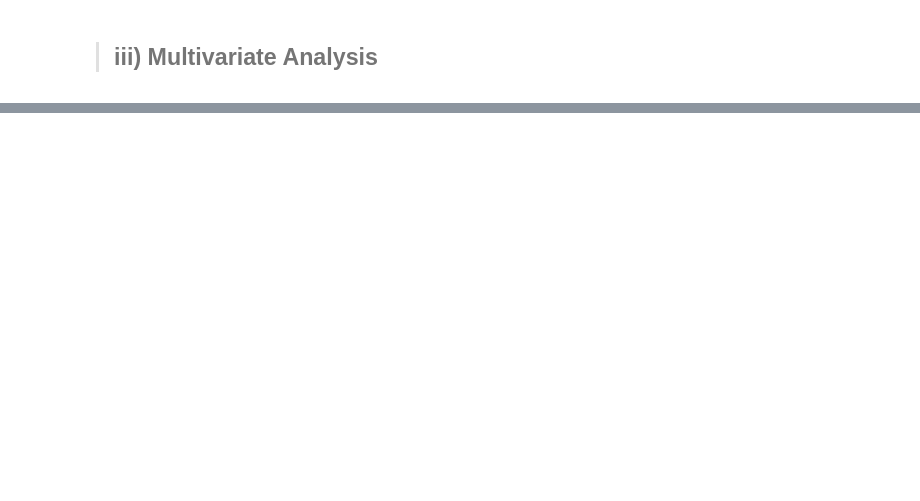
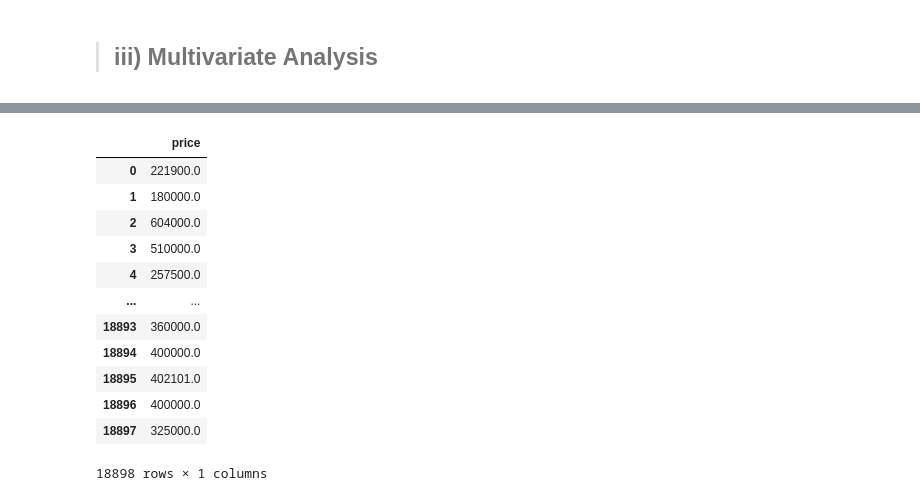
Before and after one commit to Collokd/Core_Week_7_Independent_Project, a Jupyter notebook: Week_7_Independent_Project_Collins_Kemboi.ipynb, the cells around one changed output, grey strips where cells are left out. Cells and saved outputs as stored; diff of their text form; code cells hidden in the pictures; blank space fills up the shorter version.

```diff
--- a/Week_7_Independent_Project_Collins_Kemboi.ipynb
+++ b/Week_7_Independent_Project_Collins_Kemboi.ipynb
@@ -871,0 +507,16 @@ The above are the ideal parameters which we need to use to get a higher accuracy
+# %%
+price_label
+# %% [output]
+|  | price |
+| 0 | 221900.0 |
+| 1 | 180000.0 |
+| 2 | 604000.0 |
+| 3 | 510000.0 |
+| 4 | 257500.0 |
+| ... | ... |
+| 18893 | 360000.0 |
+| 18894 | 400000.0 |
+| 18895 | 402101.0 |
+| 18896 | 400000.0 |
+| 18897 | 325000.0 |
+18898 rows × 1 columns
```
Also changed, not shown: parts of 75 cells of this notebook.
